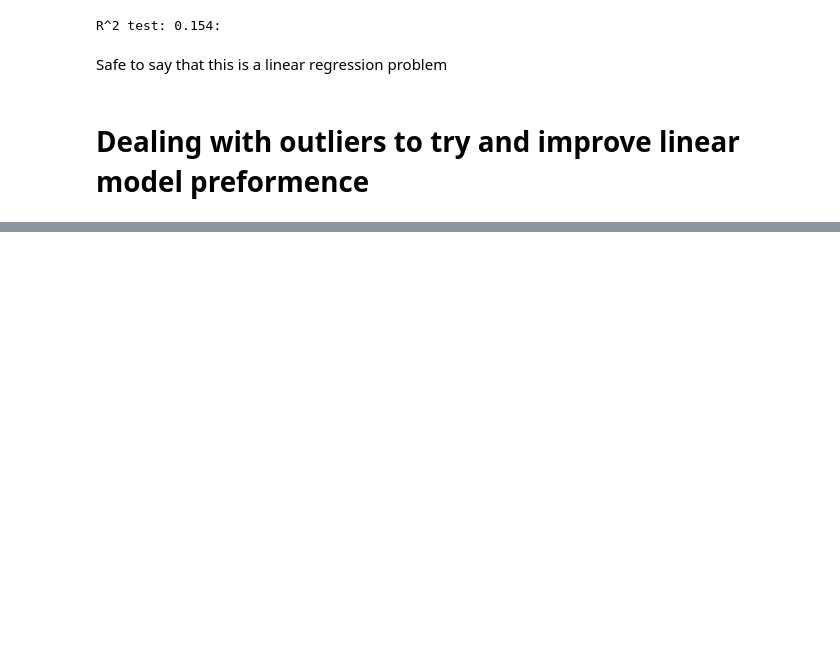
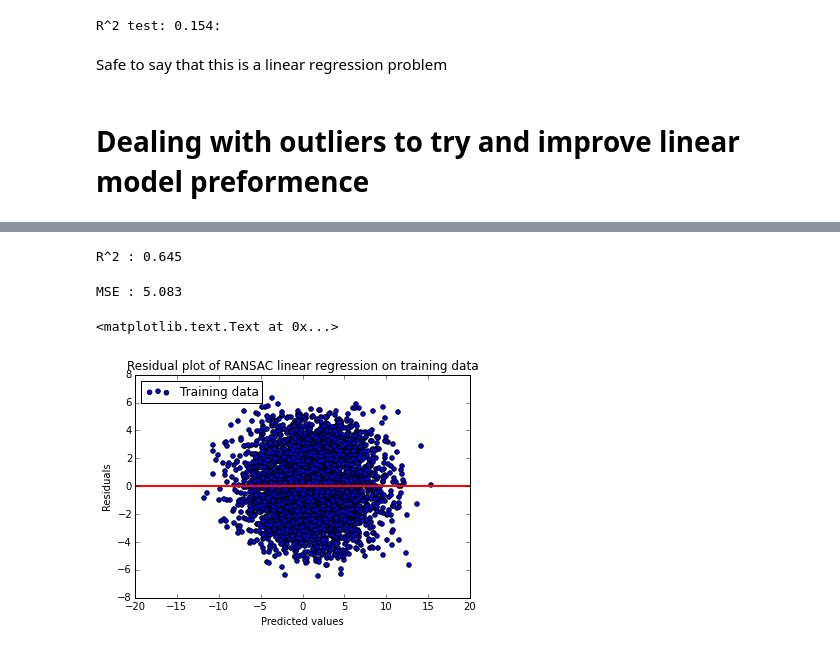
Before and after one commit to Fungie/C1-challenge, a Jupyter notebook: Capital one data science problem.ipynb, the cells around one changed output, grey strips where cells are left out. Cells and saved outputs as stored; diff of their text form; code cells hidden in the pictures; blank space fills up the shorter version.

```diff
--- a/Capital one data science problem.ipynb
+++ b/Capital one data science problem.ipynb
@@ -272,0 +271,22 @@ y_test_pred_ransac = ransac.predict(X_test)
+# %%
+y_pred_ransac = ransac.predict(X)
+# %%
+print 'R^2 : %.3f' % r2_score(y_pred_ransac,y)
+# %% [output]
+R^2 : 0.645
+# %%
+print 'MSE : %.3f' % mean_squared_error(y_pred_ransac,y)
+# %% [output]
+MSE : 5.083
+# %%
+plt.scatter(y_pred_ransac,  y_pred_ransac - y, c='blue', marker='o', label='Training data')
+
+plt.xlabel('Predicted values')
+plt.ylabel('Residuals')
+plt.legend(loc='upper left')
+plt.hlines(y=0, xmin=-20, xmax=20, lw=2, color='red')
+plt.xlim([-20,20])
+plt.title('Residual plot of RANSAC linear regression on training data')
+# %% [output]
+<matplotlib.text.Text at 0x...>
+[figure, added]
```
Also changed, not shown: parts of 14 cells of this notebook.
